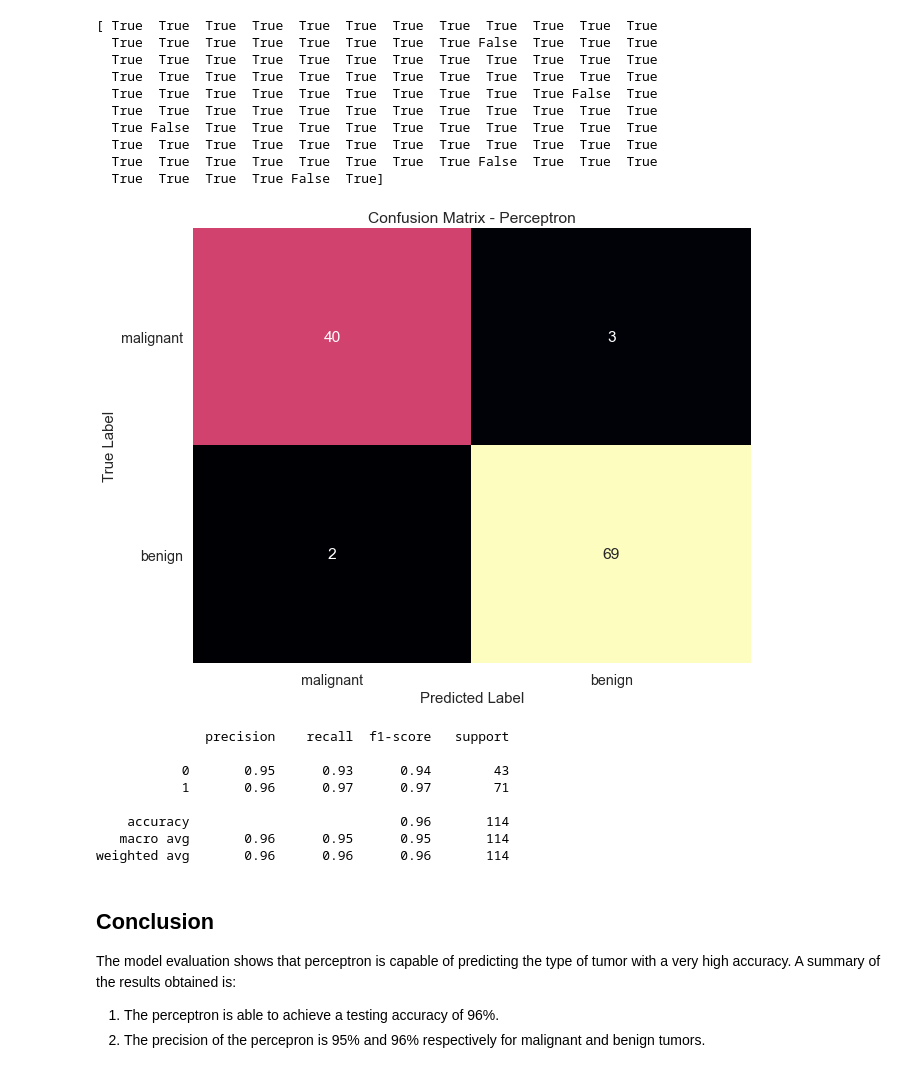
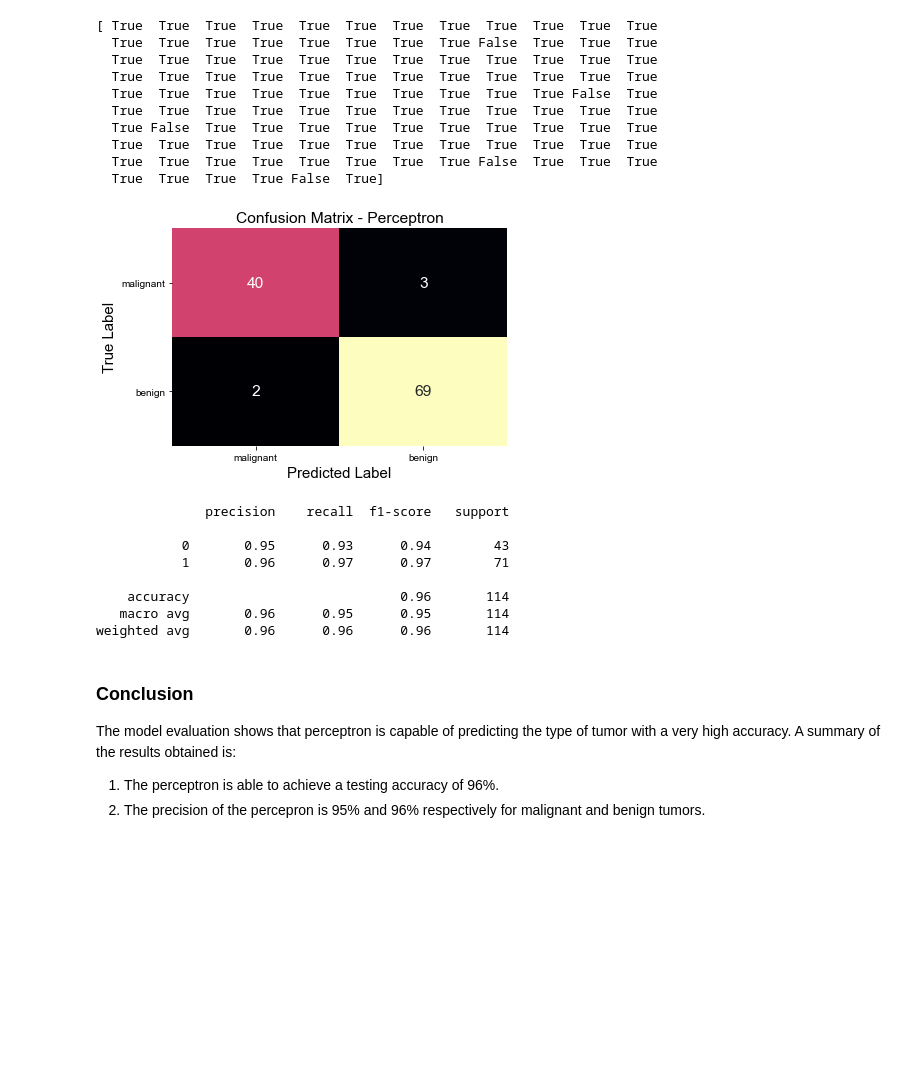
Before and after one commit to kashifliaqat/Data_Science_and_Machine-Learning, a Jupyter notebook: Supervised_Learning/1_Perceptron/Perceptron.ipynb, the cells around one changed output. Cells and saved outputs as stored; diff of their text form; code cells hidden in the pictures; blank space fills up the shorter version.

```diff
--- a/Supervised_Learning/1_Perceptron/Perceptron.ipynb
+++ b/Supervised_Learning/1_Perceptron/Perceptron.ipynb
@@ -174,29 +235,29 @@ print(y_test == y_pred)
 # %%
 # Import metrics from sklearn
 from sklearn import metrics
 
 # The confusion matrix
 confusion_matrix = metrics.confusion_matrix(y_test, y_pred)
 # Convert confusion matrix into dataframe
 matrix_df = pd.DataFrame(confusion_matrix)
 #Plot confusion matrix
-plt.figure(figsize=(10, 8))
+plt.figure(figsize=(6, 4))
 ax = plt.axes()
 sns.set(font_scale=1.3)
 sns.heatmap(matrix_df,
             annot = True,
             fmt = "g",
             ax = ax,
             cmap = "magma",
             cbar = False)
 ax.set_title("Confusion Matrix - Perceptron")
 ax.set_xlabel("Predicted Label", fontsize=15)
 ax.set_xticklabels(["malignant", "benign"])
 ax.set_ylabel("True Label", fontsize=15)
 ax.set_yticklabels(["malignant", "benign"], rotation=0)
 plt.show()
 # %% [output]
-[figure, old version]
+[figure, new version]
 # %%
 from sklearn.metrics import classification_report
 #Checking performance our model with classification report.
@@ -211,7 +272,7 @@ print(classification_report(y_test, y_pred))
    macro avg       0.96      0.95      0.95       114
 weighted avg       0.96      0.96      0.96       114
 # %% [markdown]
-## Conclusion
+### Conclusion
 The model evaluation shows that perceptron is capable of predicting the type of tumor with a very high accuracy. A summary of the results obtained is:
 1. The perceptron is able to achieve a testing accuracy of 96%.
 2. The precision of the percepron is 95% and 96% respectively for malignant and benign tumors.
```
Also changed, not shown: parts of 8 cells of this notebook.
